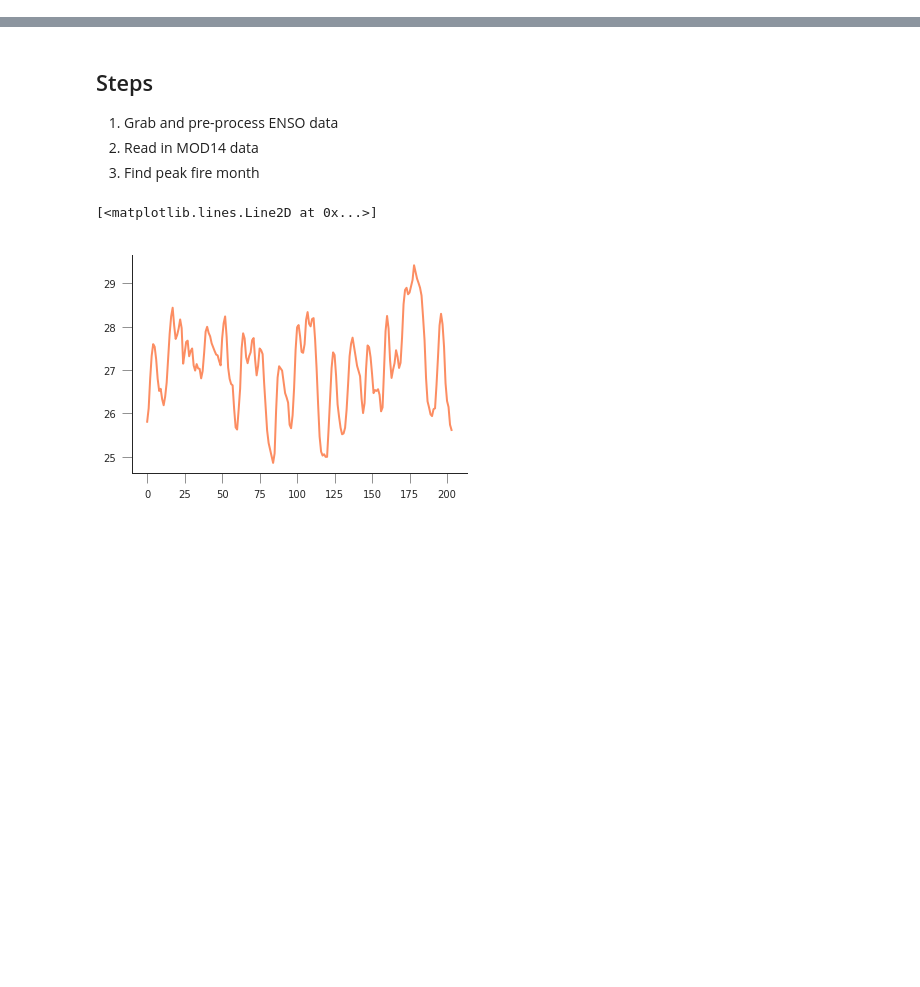
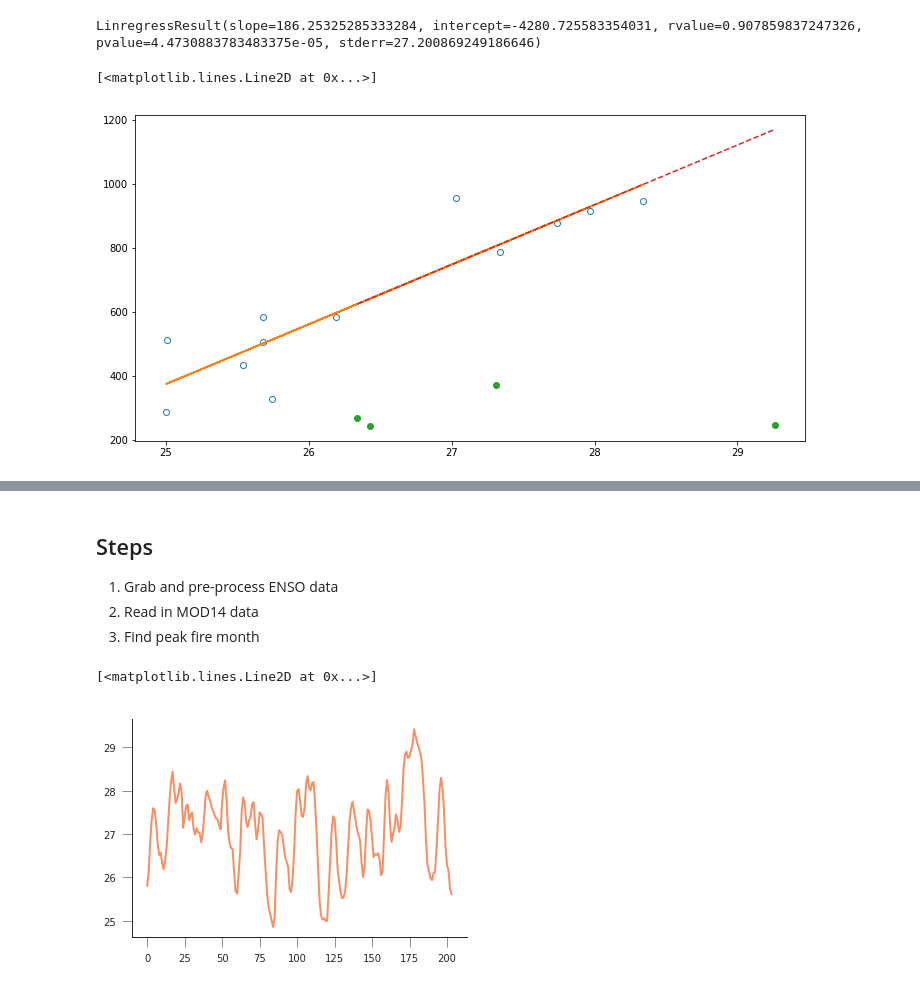
Before and after one commit to profLewis/geog0111_OLD, a Jupyter notebook: Chapter8_Fire_and_Teleconnections.ipynb, the cells around one changed output, grey strips where cells are left out. Cells and saved outputs as stored; diff of their text form; code cells hidden in the pictures; blank space fills up the shorter version.

```diff
--- a/Chapter8_Fire_and_Teleconnections.ipynb
+++ b/Chapter8_Fire_and_Teleconnections.ipynb
@@ -115,0 +160,42 @@ _ = procure_dataset("mod14_data",
+# %%
+import scipy.stats
+
+nn, mm = peak_fire_month.shape
+slope = np.zeros_like(peak_fire_month)*1.
+intercept = np.zeros_like(peak_fire_month)*1.
+best_lag = np.zeros_like(peak_fire_month)
+best_r2 = np.zeros_like(peak_fire_month)*1.
+
+# Training
+train_years = 12
+for i in range(nn):
+    for j in range(mm):
+        pf_month = peak_fire_month[i,j] -1 # 1 based mont
+        counts = fire_count_year[:train_years, i, j]
+        # You get to use lager in a practical!
+        reg = [scipy.stats.linregress(telecon[:train_years, pf_month-lager], counts)
+               for lager in range(0, -12, -1)]
+
+        iloc = np.argmax([x.rvalue**2 for x in reg])
+        slope[i,j] = reg[iloc].slope
+        intercept[i,j] = reg[iloc].intercept
+        best_r2[i,j] = reg[iloc].rvalue**2
+        best_lag[i,j] = 12 - iloc
+# %%
+plt.figure(figsize=(12, 6))
+isel=41
+jsel=48
+x_train = telecon[:train_years, peak_fire_month[isel,jsel] +11 - best_lag[isel, jsel]]
+y_train = fire_count_year[:train_years, isel, jsel]
+print(scipy.stats.linregress(x_train, y_train))
+plt.plot(x_train, y_train, 'o', mfc="none")
+plt.plot(x_train, slope[isel,jsel]*x_train + intercept[isel, jsel], '-')
+
+x_val = telecon[train_years:, peak_fire_month[isel,jsel] +11 - best_lag[isel, jsel]]
+y_val = fire_count_year[train_years:, isel, jsel]
+plt.plot(x_val, y_val, 'o', )
+plt.plot(x_val, slope[isel,jsel]*x_val + intercept[isel, jsel], '--')
+# %% [output]
+LinregressResult(slope=186.25325285333284, intercept=-4280.725583354031, rvalue=0.907859837247326, pvalue=4.4730883783483375e-05, stderr=27.200869249186646)
+[<matplotlib.lines.Line2D at 0x...>]
+[figure, added]
```
Also changed, not shown: parts of 14 cells of this notebook.
